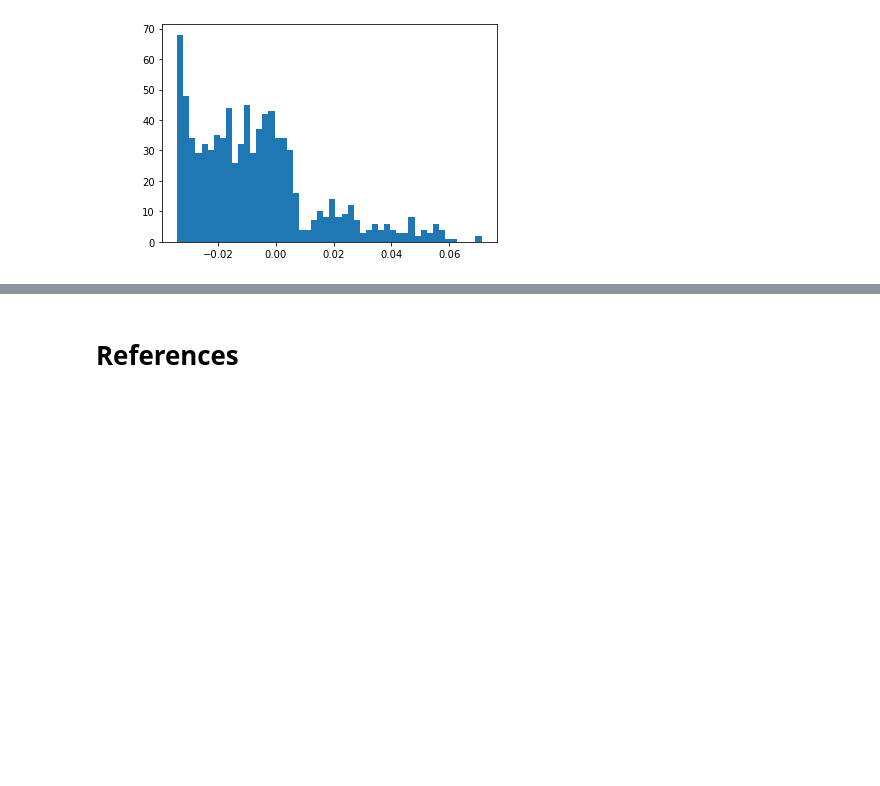
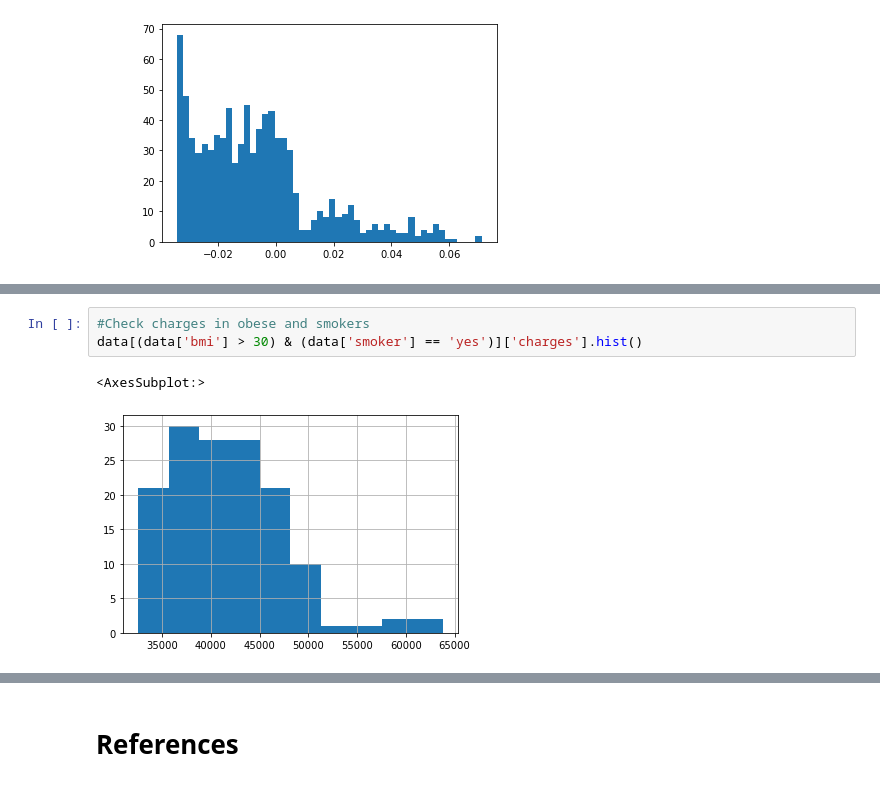
Before and after one commit to eon129/pytorch_tests, a Jupyter notebook: LinearExample.ipynb, the cells around one changed output, grey strips where cells are left out. Cells and saved outputs as stored; diff of their text form; blank space fills up the shorter version.

Commit message:
Checking pandas library

```diff
--- a/LinearExample.ipynb
+++ b/LinearExample.ipynb
@@ -400,0 +427,6 @@ As shown below. data has a cluster with a large number of data, very close eacho
+# %%
+#Check charges in obese and smokers
+data[(data['bmi'] > 30) & (data['smoker'] == 'yes')]['charges'].hist()
+# %% [output]
+<AxesSubplot:>
+[figure, added]
```
Also changed, not shown: parts of 12 cells of this notebook, 1 other file.
